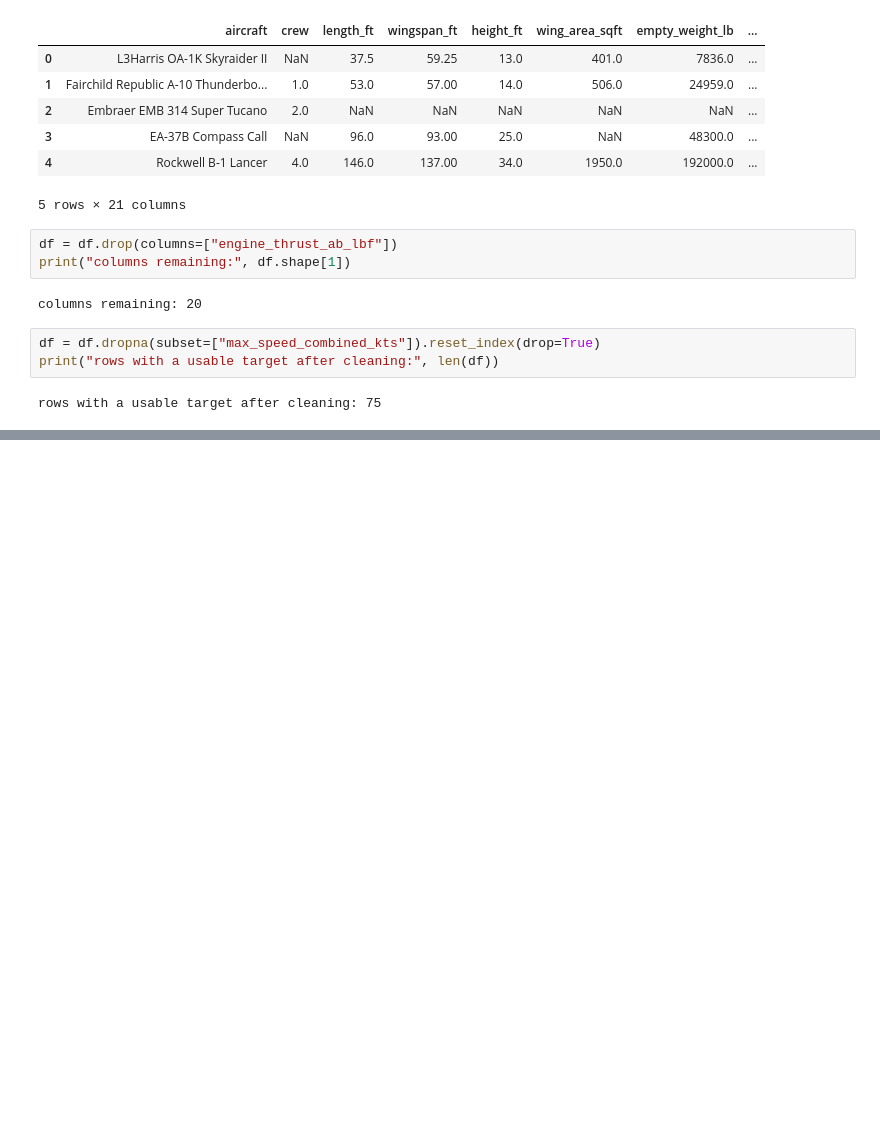
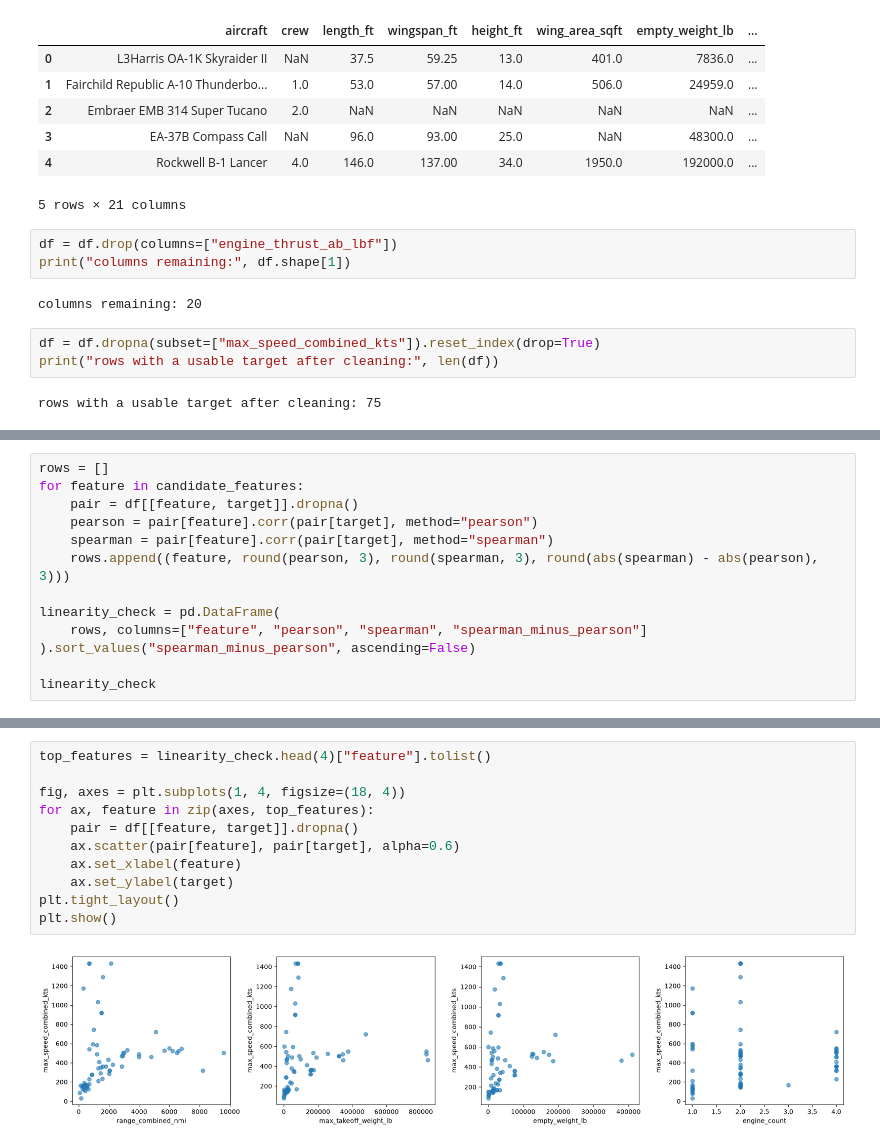
Before and after one commit to jessingit5/FlightEnvelopePredictor, a Jupyter notebook: notebooks/FlightEnvelopePredictor.ipynb, the cells around one changed output, grey strips where cells are left out. Cells and saved outputs as stored; diff of their text form; blank space fills up the shorter version.

```diff
--- a/notebooks/FlightEnvelopePredictor.ipynb
+++ b/notebooks/FlightEnvelopePredictor.ipynb
@@ -140,0 +159,13 @@ rows with a usable target after cleaning: 75
+# %%
+rows = []
+for feature in candidate_features:
+    pair = df[[feature, target]].dropna()
+    pearson = pair[feature].corr(pair[target], method="pearson")
+    spearman = pair[feature].corr(pair[target], method="spearman")
+    rows.append((feature, round(pearson, 3), round(spearman, 3), round(abs(spearman) - abs(pearson), 3)))
+
+linearity_check = pd.DataFrame(
+    rows, columns=["feature", "pearson", "spearman", "spearman_minus_pearson"]
+).sort_values("spearman_minus_pearson", ascending=False)
+
+linearity_check
@@ -140,0 +184,13 @@ rows with a usable target after cleaning: 75
+# %%
+top_features = linearity_check.head(4)["feature"].tolist()
+
+fig, axes = plt.subplots(1, 4, figsize=(18, 4))
+for ax, feature in zip(axes, top_features):
+    pair = df[[feature, target]].dropna()
+    ax.scatter(pair[feature], pair[target], alpha=0.6)
+    ax.set_xlabel(feature)
+    ax.set_ylabel(target)
+plt.tight_layout()
+plt.show()
+# %% [output]
+[figure, added]
```
Also changed, not shown: parts of 3 cells of this notebook.
